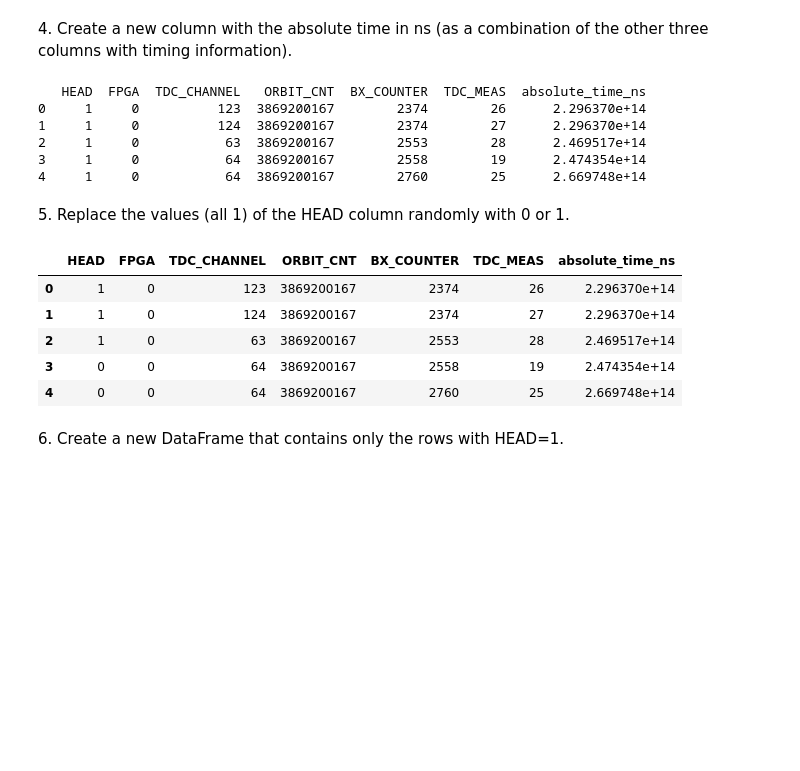
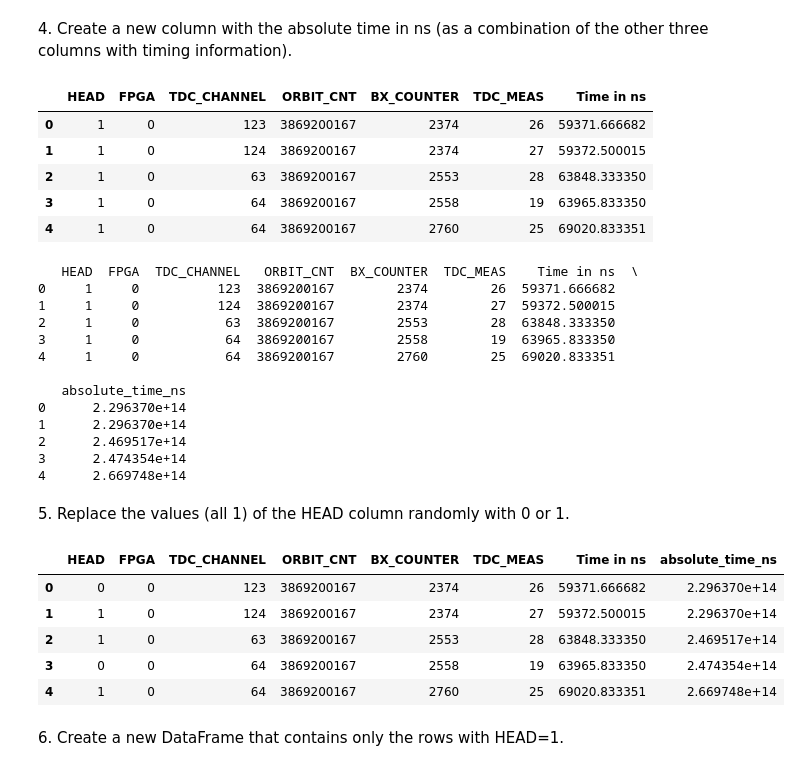
Before and after one commit to EugeniaBoccanera/LaboratoryOfComputationalPhysics_Y6, a Jupyter notebook: 06ex_Pandas.ipynb, the cells around one changed output. Cells and saved outputs as stored; diff of their text form; code cells hidden in the pictures; blank space fills up the shorter version.

```diff
--- a/06ex_Pandas.ipynb
+++ b/06ex_Pandas.ipynb
@@ -27,3 +37,7 @@ df.head()  #printa le prime righe del DataFrame
 | 4 | 1 | 0 | 64 | 3869200167 | 2760 | 25 |
 # %% [markdown]
 2\. Find out the number of BX in a ORBIT (the value 'x').
+# %%
+### sol
+x = df.BX_COUNTER/df.ORBIT_CNT
+print(x.head())
@@ -47,3 +68,11 @@ The number of BX in an ORBIT is 3563.
 The corresponding time in nanoseconds is 89075 ns.
 # %% [markdown]
 3\. Find out how much the data taking lasted. You can either make an estimate based on the fraction of the measurements (rows) you read, or perform this check precisely by reading out the whole dataset.
+# %%
+                                ### soluzioni
+ORBIT_TIME = x*25
+BX_TIME = df.BX_COUNTER*25
+TDC_TIME = df.TDC_MEAS*(25/30)
+print(ORBIT_TIME.head())
+print(BX_TIME.head())
+print(TDC_TIME.head())
@@ -60,6 +108,17 @@ print (f'The estimate total duration of the data taking is approximately {total_
 The estimate total duration of the data taking is approximately 0.01
 # %% [markdown]
 4\. Create a new column with the absolute time in ns (as a combination of the other three columns with timing information).
+# %%
+            ### soluzioni
+df["Time in ns"] = ORBIT_TIME+BX_TIME+TDC_TIME
+df.head()
+# %% [output]
+|  | HEAD | FPGA | TDC_CHANNEL | ORBIT_CNT | BX_COUNTER | TDC_MEAS | Time in ns |
+| 0 | 1 | 0 | 123 | 3869200167 | 2374 | 26 | 59371.666682 |
+| 1 | 1 | 0 | 124 | 3869200167 | 2374 | 27 | 59372.500015 |
+| 2 | 1 | 0 | 63 | 3869200167 | 2553 | 28 | 63848.333350 |
+| 3 | 1 | 0 | 64 | 3869200167 | 2558 | 19 | 63965.833350 |
+| 4 | 1 | 0 | 64 | 3869200167 | 2760 | 25 | 69020.833351 |
 # %%
 # 4
 #define costants
@@ -72,12 +131,19 @@ df['absolute_time_ns']= (
 )
 print (df.head())
 # %% [output]
-   HEAD  FPGA  TDC_CHANNEL   ORBIT_CNT  BX_COUNTER  TDC_MEAS  absolute_time_ns
-0     1     0          123  3869200167        2374        26      2.296370e+14
-1     1     0          124  3869200167        2374        27      2.296370e+14
-2     1     0           63  3869200167        2553        28      2.469517e+14
-3     1     0           64  3869200167        2558        19      2.474354e+14
-4     1     0           64  3869200167        2760        25      2.669748e+14
+   HEAD  FPGA  TDC_CHANNEL   ORBIT_CNT  BX_COUNTER  TDC_MEAS    Time in ns  \
+0     1     0          123  3869200167        2374        26  59371.666682
+1     1     0          124  3869200167        2374        27  59372.500015
+2     1     0           63  3869200167        2553        28  63848.333350
+3     1     0           64  3869200167        2558        19  63965.833350
+4     1     0           64  3869200167        2760        25  69020.833351
+
+   absolute_time_ns
+0      2.296370e+14
+1      2.296370e+14
+2      2.469517e+14
+3      2.474354e+14
+4      2.669748e+14
 # %% [markdown]
 5\. Replace the values (all 1) of the HEAD column randomly with 0 or 1.
 # %%
@@ -90,12 +156,12 @@ df.head()
 #After running this code, your DataFrame df will have a new column 'HEAD'
 #  containing random 0s and 1s for each row.
 # %% [output]
-|  | HEAD | FPGA | TDC_CHANNEL | ORBIT_CNT | BX_COUNTER | TDC_MEAS | absolute_time_ns |
-| 0 | 1 | 0 | 123 | 3869200167 | 2374 | 26 | 2.296370e+14 |
-| 1 | 1 | 0 | 124 | 3869200167 | 2374 | 27 | 2.296370e+14 |
-| 2 | 1 | 0 | 63 | 3869200167 | 2553 | 28 | 2.469517e+14 |
-| 3 | 0 | 0 | 64 | 3869200167 | 2558 | 19 | 2.474354e+14 |
-| 4 | 0 | 0 | 64 | 3869200167 | 2760 | 25 | 2.669748e+14 |
+|  | HEAD | FPGA | TDC_CHANNEL | ORBIT_CNT | BX_COUNTER | TDC_MEAS | Time in ns | absolute_time_ns |
+| 0 | 0 | 0 | 123 | 3869200167 | 2374 | 26 | 59371.666682 | 2.296370e+14 |
+| 1 | 1 | 0 | 124 | 3869200167 | 2374 | 27 | 59372.500015 | 2.296370e+14 |
+| 2 | 1 | 0 | 63 | 3869200167 | 2553 | 28 | 63848.333350 | 2.469517e+14 |
+| 3 | 0 | 0 | 64 | 3869200167 | 2558 | 19 | 63965.833350 | 2.474354e+14 |
+| 4 | 1 | 0 | 64 | 3869200167 | 2760 | 25 | 69020.833351 | 2.669748e+14 |
 # %% [markdown]
 6\. Create a new DataFrame that contains only the rows with HEAD=1.
 # %%
```
Also changed, not shown: parts of 5 cells of this notebook.
